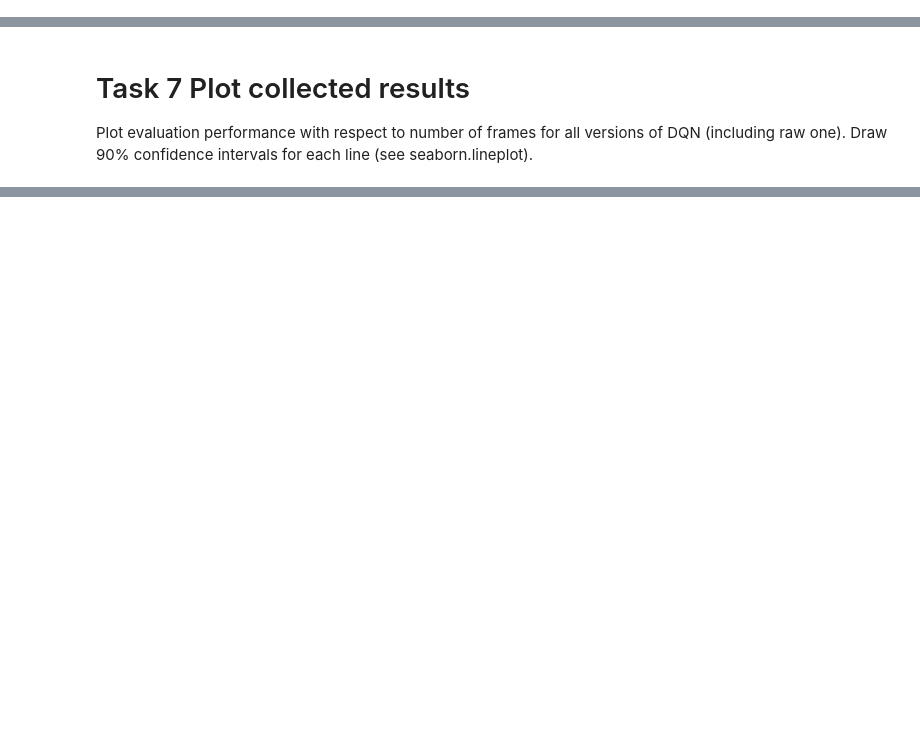
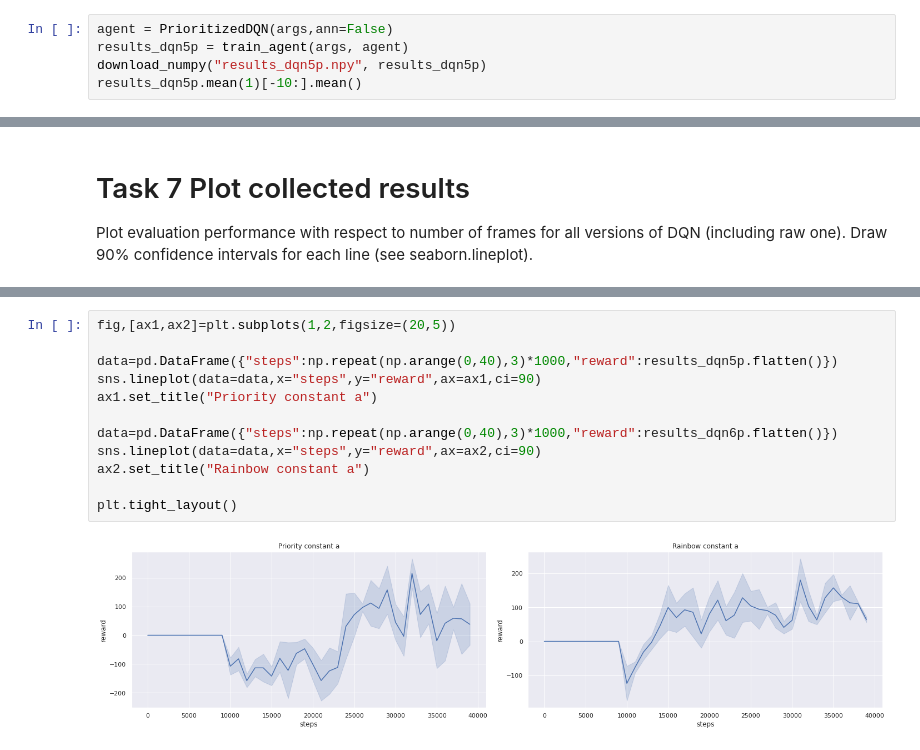
Before and after one commit to Wesenheit/DNN-Projects, a Jupyter notebook: P4_DQN/hw4_rainbow_student.ipynb, the cells around one changed output, grey strips where cells are left out. Cells and saved outputs as stored; diff of their text form; blank space fills up the shorter version.

```diff
--- a/P4_DQN/hw4_rainbow_student.ipynb
+++ b/P4_DQN/hw4_rainbow_student.ipynb
@@ -767,2 +769,7 @@ Step: 39999 Evaluation reward: -256.17 Samples per second: 179
 # %%
 animate(agent,args,name_prefix="Priority")
+# %%
+agent = PrioritizedDQN(args,ann=False)
+results_dqn5p = train_agent(args, agent)
+download_numpy("results_dqn5p.npy", results_dqn5p)
+results_dqn5p.mean(1)[-10:].mean()
@@ -958,0 +982,14 @@ plt.tight_layout()
+# %%
+fig,[ax1,ax2]=plt.subplots(1,2,figsize=(20,5))
+
+data=pd.DataFrame({"steps":np.repeat(np.arange(0,40),3)*1000,"reward":results_dqn5p.flatten()})
+sns.lineplot(data=data,x="steps",y="reward",ax=ax1,ci=90)
+ax1.set_title("Priority constant a")
+
+data=pd.DataFrame({"steps":np.repeat(np.arange(0,40),3)*1000,"reward":results_dqn6p.flatten()})
+sns.lineplot(data=data,x="steps",y="reward",ax=ax2,ci=90)
+ax2.set_title("Rainbow constant a")
+
+plt.tight_layout()
+# %% [output]
+[figure, added]
```
Also changed, not shown: parts of 14 cells of this notebook, 20 other files.
